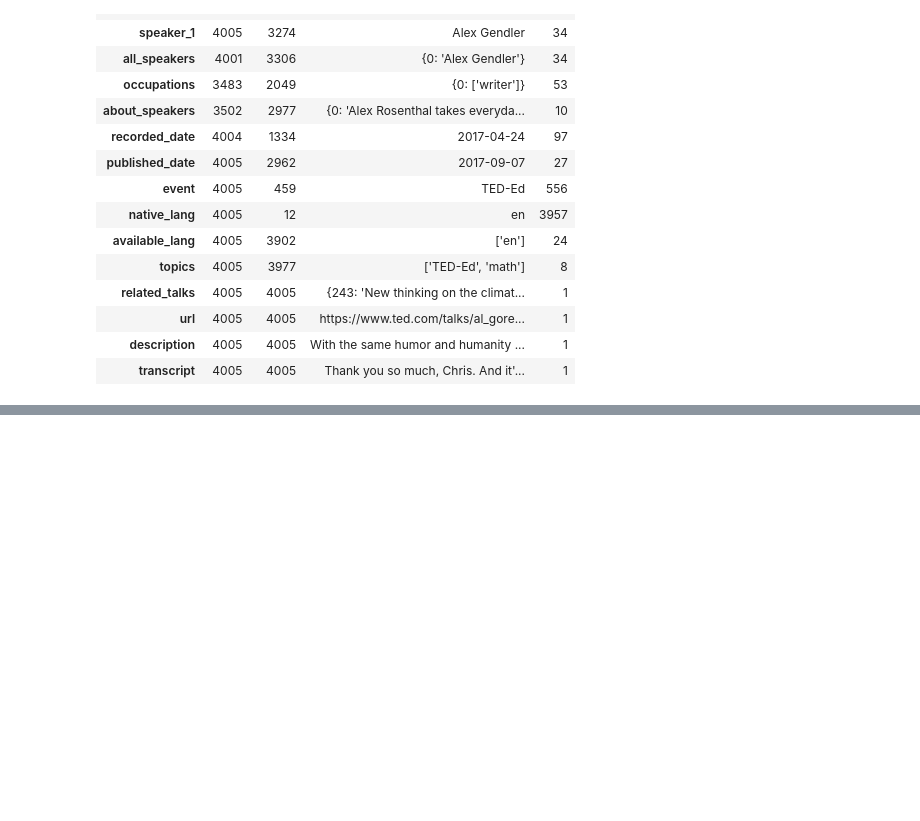
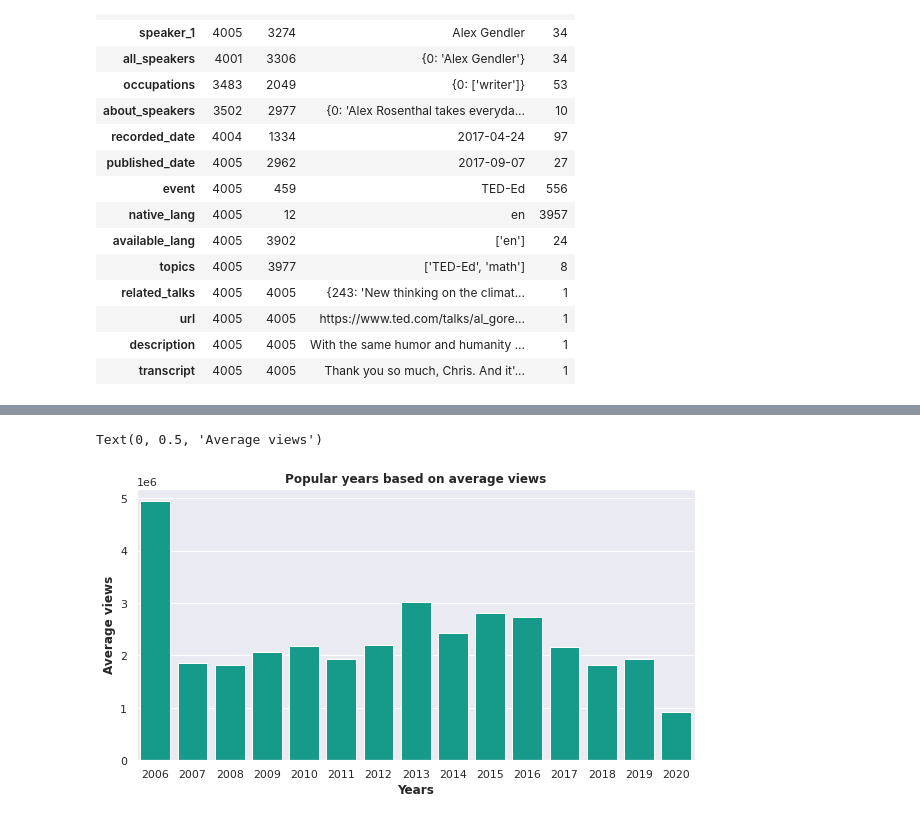
Before and after one commit to sskamalapurkar/Suprvised_ML_Regression_capstone_project, a Jupyter notebook: Ted_Talk_Views_Prediction_Sayali_Kamalapurkar.ipynb, the cells around one changed output, grey strips where cells are left out. Drawn from its saved outputs; the diff is of its cells as text; code cells hidden in the pictures; blank space fills up the shorter version.

```diff
--- a/Ted_Talk_Views_Prediction_Sayali_Kamalapurkar.ipynb
+++ b/Ted_Talk_Views_Prediction_Sayali_Kamalapurkar.ipynb
@@ -134,0 +242,11 @@ df.describe(include = 'object').T
+# %%
+popular_year_acc_to_avg_views = df[['published_year','views']].groupby('published_year').agg({'views' : 'mean'})
+popular_year_acc_to_avg_views.reset_index(inplace = True)
+plt.figure(figsize=(10,5))
+plt.title('Popular years based on average views', weight = 'bold')
+sns.barplot(data = popular_year_acc_to_avg_views, x='published_year',y='views', color = '#00b09b')
+plt.xlabel("Years", weight = 'bold')
+plt.ylabel("Average views", weight = 'bold')
+# %% [output]
+Text(0, 0.5, 'Average views')
+[figure, added]
```
Also changed, not shown: parts of 36 cells of this notebook.
